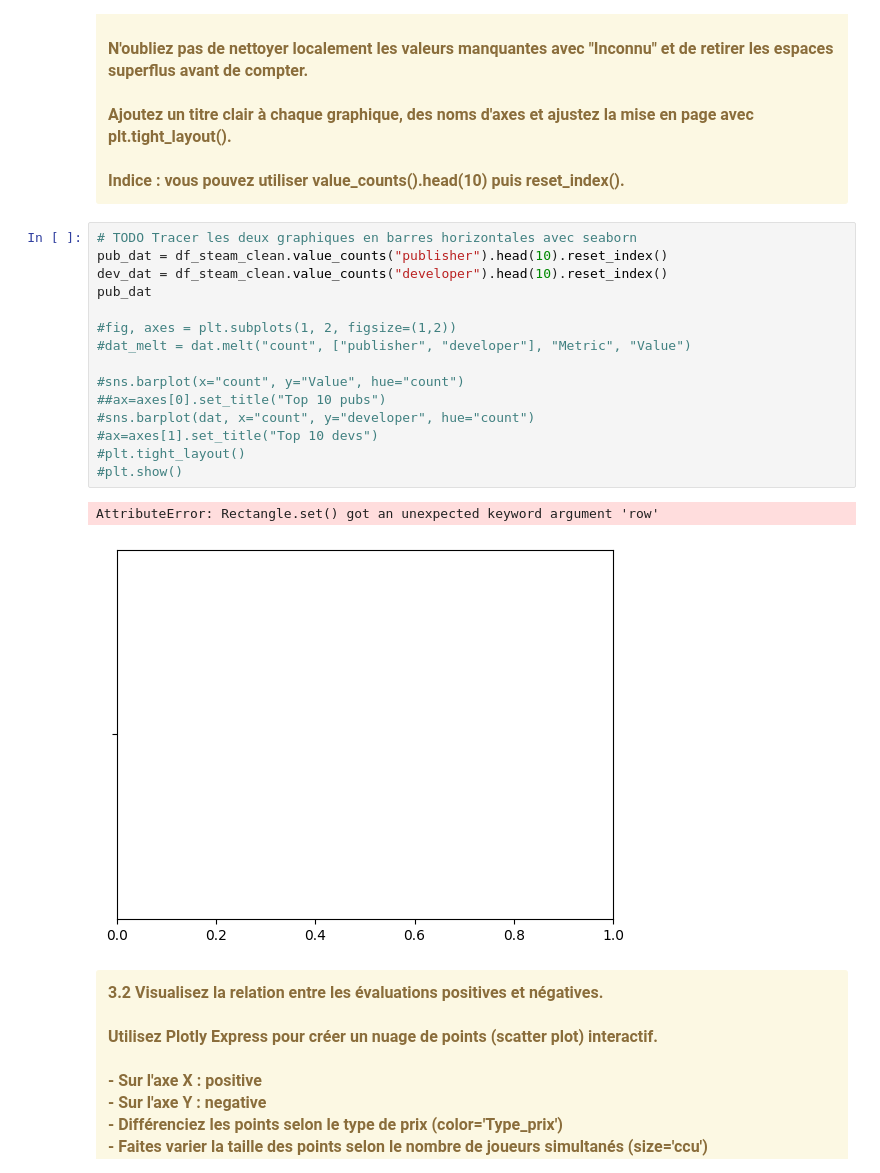
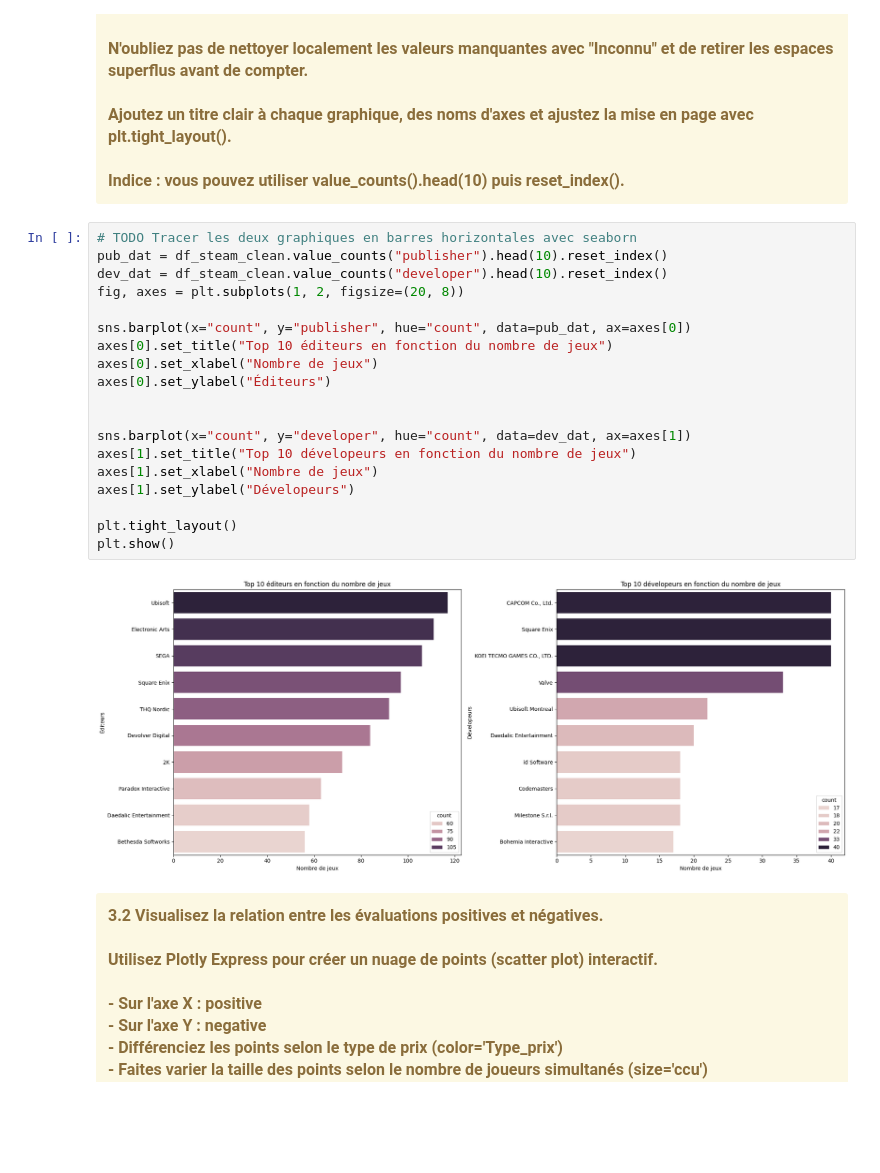
Before and after one commit to INF-1007/tp4-l03-07, a Jupyter notebook: TP4.ipynb, the cells around one changed output. Saved outputs shown, nothing was run; the diff lists cells and outputs as text; blank space fills up the shorter version.

```diff
--- a/TP4.ipynb
+++ b/TP4.ipynb
@@ -416,21 +419,24 @@ Indice : vous pouvez utiliser value_counts().head(10) puis reset_index().
 # %%
 # TODO Tracer les deux graphiques en barres horizontales avec seaborn
 pub_dat = df_steam_clean.value_counts("publisher").head(10).reset_index()
 dev_dat = df_steam_clean.value_counts("developer").head(10).reset_index()
-pub_dat
+fig, axes = plt.subplots(1, 2, figsize=(20, 8))
 
-#fig, axes = plt.subplots(1, 2, figsize=(1,2))
-#dat_melt = dat.melt("count", ["publisher", "developer"], "Metric", "Value")
+sns.barplot(x="count", y="publisher", hue="count", data=pub_dat, ax=axes[0])
+axes[0].set_title("Top 10 éditeurs en fonction du nombre de jeux")
+axes[0].set_xlabel("Nombre de jeux")
+axes[0].set_ylabel("Éditeurs")
 
-#sns.barplot(x="count", y="Value", hue="count")
-##ax=axes[0].set_title("Top 10 pubs")
-#sns.barplot(dat, x="count", y="developer", hue="count")
-#ax=axes[1].set_title("Top 10 devs")
-#plt.tight_layout()
-#plt.show()
+
+sns.barplot(x="count", y="developer", hue="count", data=dev_dat, ax=axes[1])
+axes[1].set_title("Top 10 dévelopeurs en fonction du nombre de jeux")
+axes[1].set_xlabel("Nombre de jeux")
+axes[1].set_ylabel("Dévelopeurs")
+
+plt.tight_layout()
+plt.show()
 # %% [output]
-AttributeError: Rectangle.set() got an unexpected keyword argument 'row'
-[figure, old version]
+[figure, new version]
 # %% [markdown]
 <div class="alert alert-warning" style="font-size:16px;">
 <b>
```
Also changed, not shown: parts of 5 cells of this notebook.
